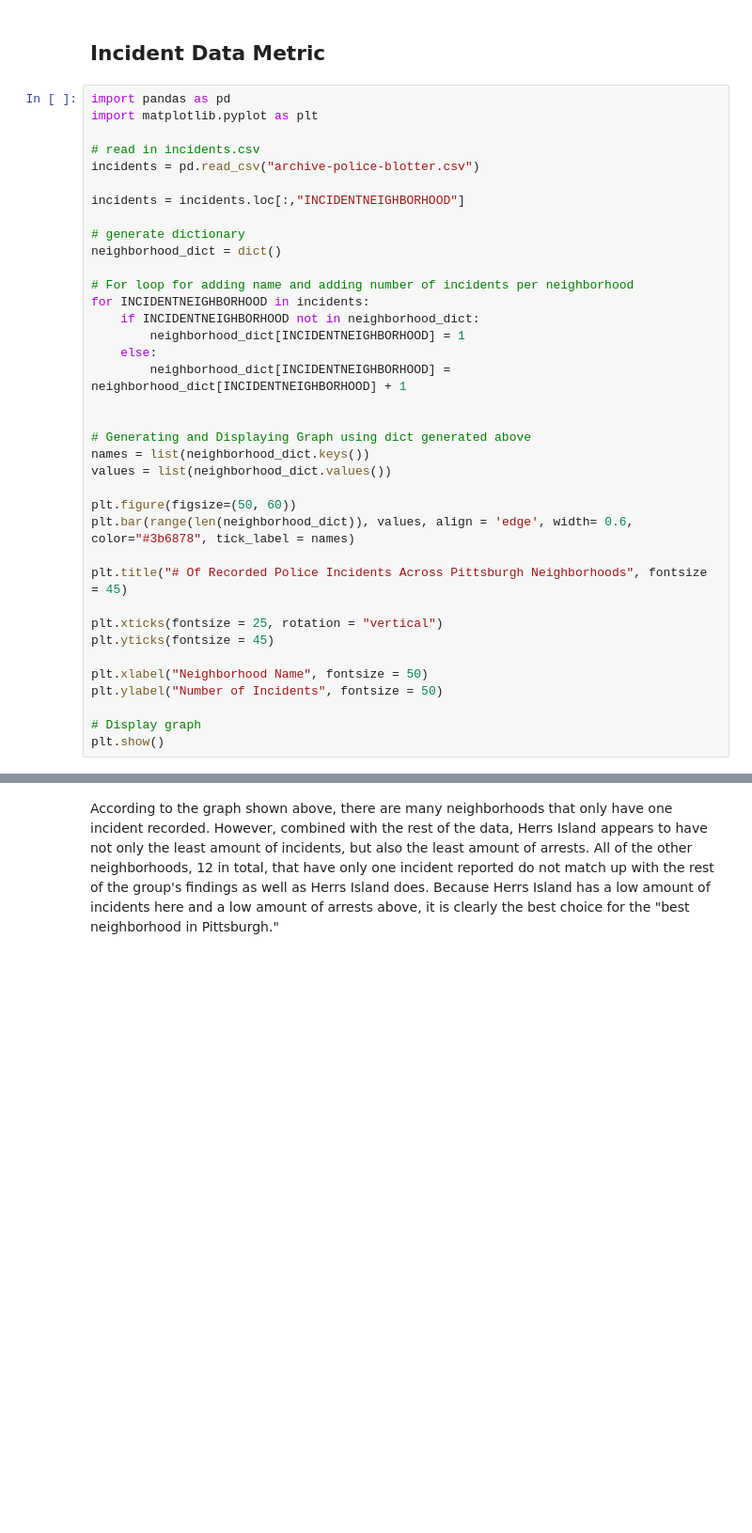
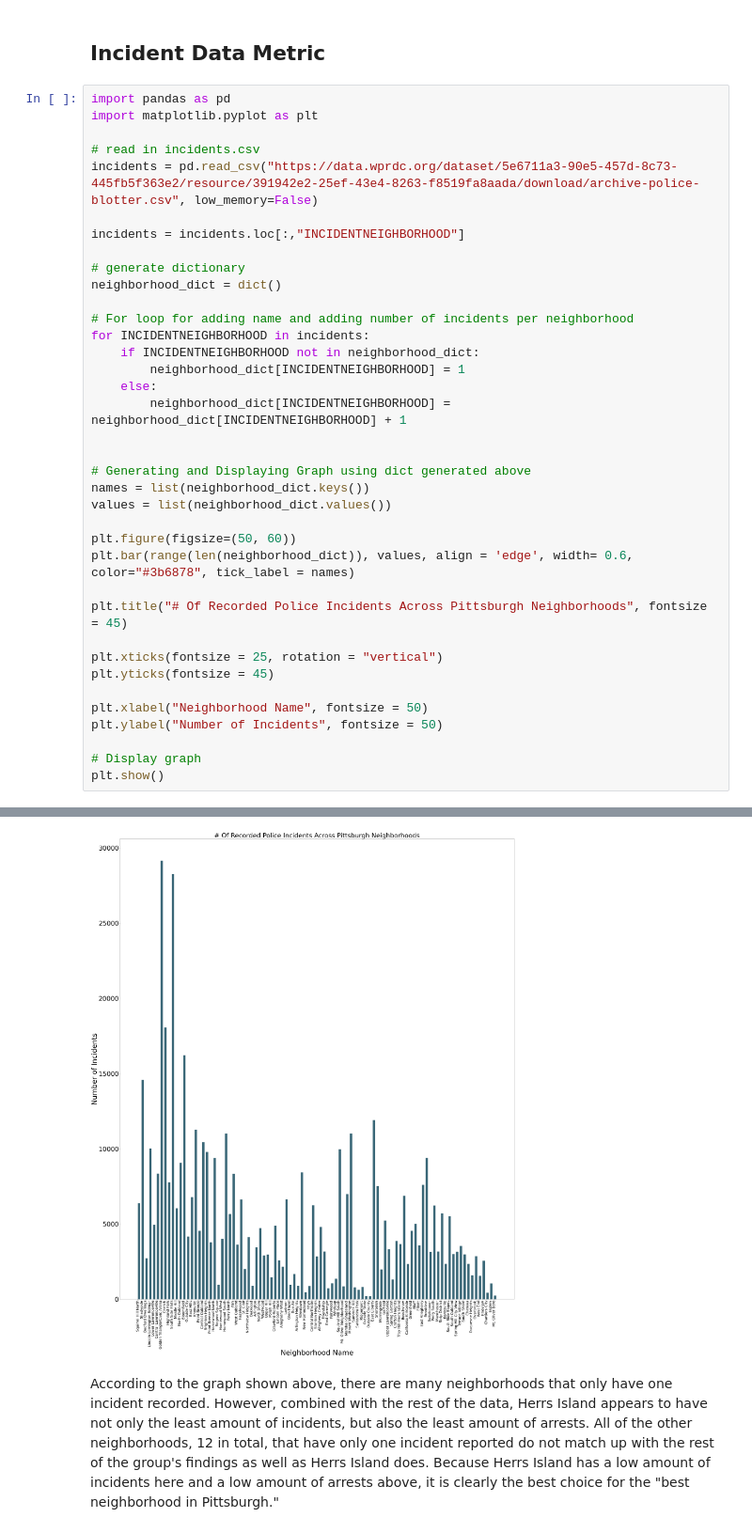
Before and after one commit to cdornn/Big-Ideas-Final-Project, a Jupyter notebook: group_notebook.ipynb, the cells around one changed output, grey strips where cells are left out. Shown: that part at 94% size. Saved outputs shown, nothing was run; the diff lists cells and outputs as text; blank space fills up the shorter version.

Commit message:
fixed graph

```diff
--- a/group_notebook.ipynb
+++ b/group_notebook.ipynb
@@ -55,7 +55,7 @@ import pandas as pd
 import matplotlib.pyplot as plt
 
 # read in incidents.csv
-incidents = pd.read_csv("archive-police-blotter.csv")
+incidents = pd.read_csv("https://data.wprdc.org/dataset/5e6711a3-90e5-457d-8c73-445fb5f363e2/resource/391942e2-25ef-43e4-8263-f8519fa8aada/download/archive-police-blotter.csv", low_memory=False)
 
 incidents = incidents.loc[:,"INCIDENTNEIGHBORHOOD"]
 
@@ -92,3 +91,4 @@ FileNotFoundError: [Errno 2] No such file or directory: 'archive-police-blotter.
+[figure, added]
 # %% [markdown]
 According to the graph shown above, there are many neighborhoods that only have one incident recorded. However, combined with the rest of the data, Herrs Island appears to have not only the least amount of incidents, but also the least amount of arrests. All of the other neighborhoods, 12 in total, that have only one incident reported do not match up with the rest of the group's findings as well as Herrs Island does. Because Herrs Island has a low amount of incidents here and a low amount of arrests above, it is clearly the best choice for the "best neighborhood in Pittsburgh."
 # %% [markdown]
```
Also changed, not shown: parts of 1 cell of this notebook.
